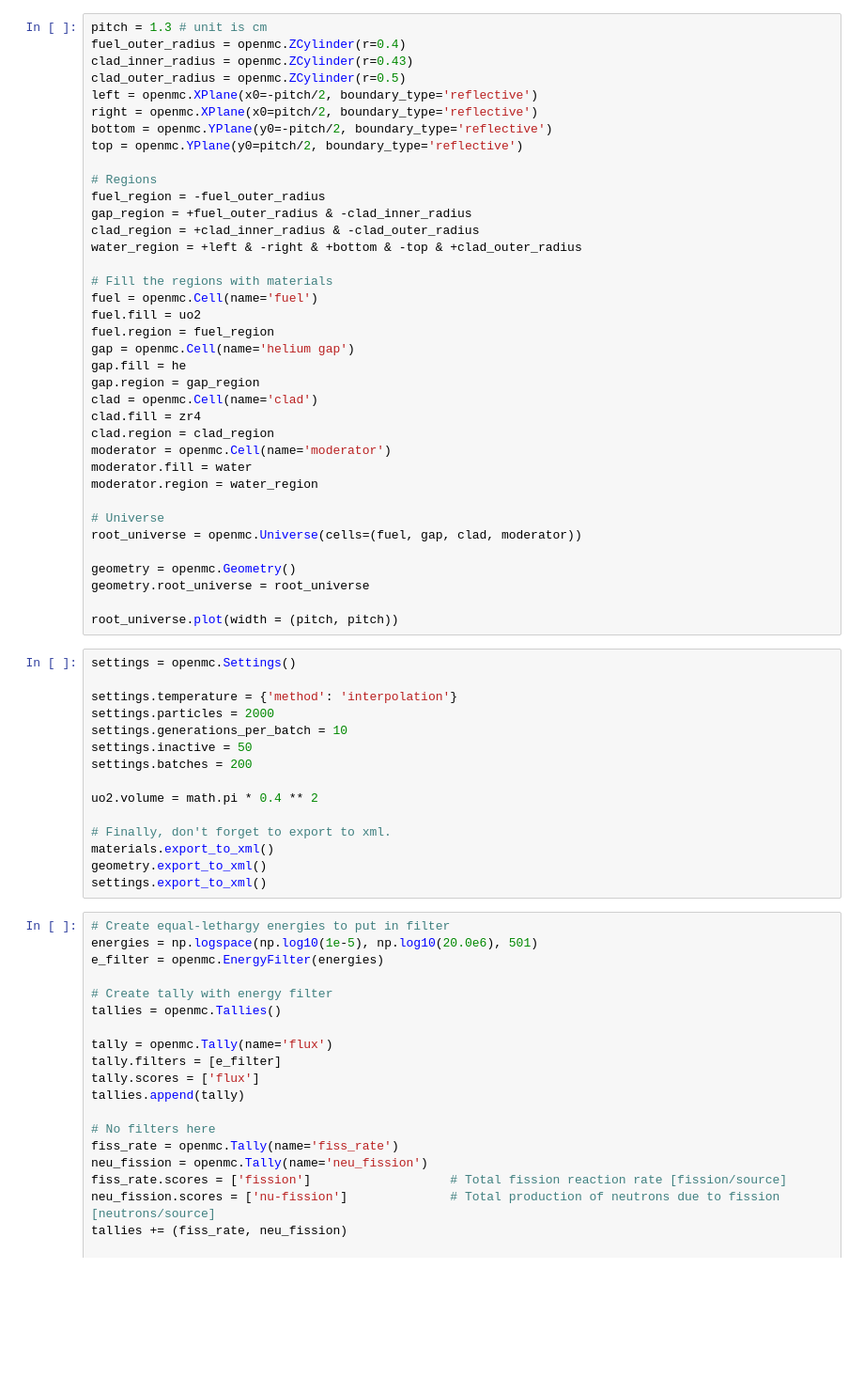
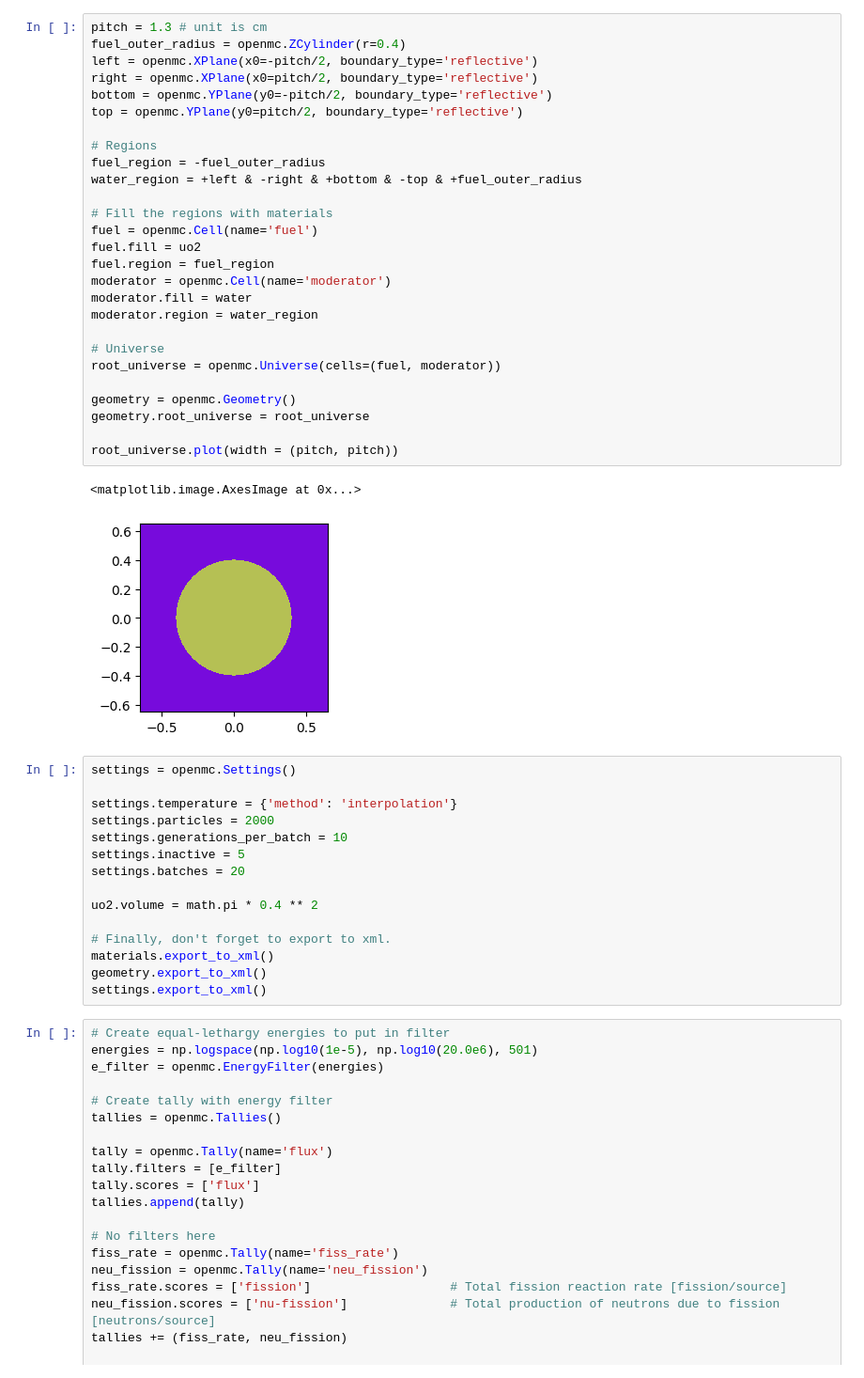
Before and after one commit to Sabyaro/Openmc-in-dresden, a Jupyter notebook: flux_calculation_code.ipynb, the cells around one changed output. Shown: that part at 94% size. Cells and saved outputs as stored; diff of their text form; blank space fills up the shorter version.

```diff
--- a/flux_calculation_code.ipynb
+++ b/flux_calculation_code.ipynb
@@ -41,48 +28,41 @@ materials = openmc.Materials([uo2, he, zr4, water])
 # %%
 pitch = 1.3 # unit is cm
 fuel_outer_radius = openmc.ZCylinder(r=0.4)
-clad_inner_radius = openmc.ZCylinder(r=0.43)
-clad_outer_radius = openmc.ZCylinder(r=0.5)
 left = openmc.XPlane(x0=-pitch/2, boundary_type='reflective')
 right = openmc.XPlane(x0=pitch/2, boundary_type='reflective')
 bottom = openmc.YPlane(y0=-pitch/2, boundary_type='reflective')
 top = openmc.YPlane(y0=pitch/2, boundary_type='reflective')
 
 # Regions
 fuel_region = -fuel_outer_radius
-gap_region = +fuel_outer_radius & -clad_inner_radius
-clad_region = +clad_inner_radius & -clad_outer_radius
-water_region = +left & -right & +bottom & -top & +clad_outer_radius
+water_region = +left & -right & +bottom & -top & +fuel_outer_radius
 
 # Fill the regions with materials
 fuel = openmc.Cell(name='fuel')
 fuel.fill = uo2
 fuel.region = fuel_region
-gap = openmc.Cell(name='helium gap')
-gap.fill = he
-gap.region = gap_region
-clad = openmc.Cell(name='clad')
-clad.fill = zr4
-clad.region = clad_region
 moderator = openmc.Cell(name='moderator')
 moderator.fill = water
 moderator.region = water_region
 
 # Universe
-root_universe = openmc.Universe(cells=(fuel, gap, clad, moderator))
+root_universe = openmc.Universe(cells=(fuel, moderator))
 
 geometry = openmc.Geometry()
 geometry.root_universe = root_universe
 
 root_universe.plot(width = (pitch, pitch))
+# %% [output]
+<matplotlib.image.AxesImage at 0x...>
+[figure, added]
 # %%
 settings = openmc.Settings()
 
 settings.temperature = {'method': 'interpolation'}
 settings.particles = 2000
 settings.generations_per_batch = 10
-settings.inactive = 50
-settings.batches = 200
+settings.inactive = 5
+settings.batches = 20
 
 uo2.volume = math.pi * 0.4 ** 2
 
```
Also changed, not shown: parts of 3 cells of this notebook.
